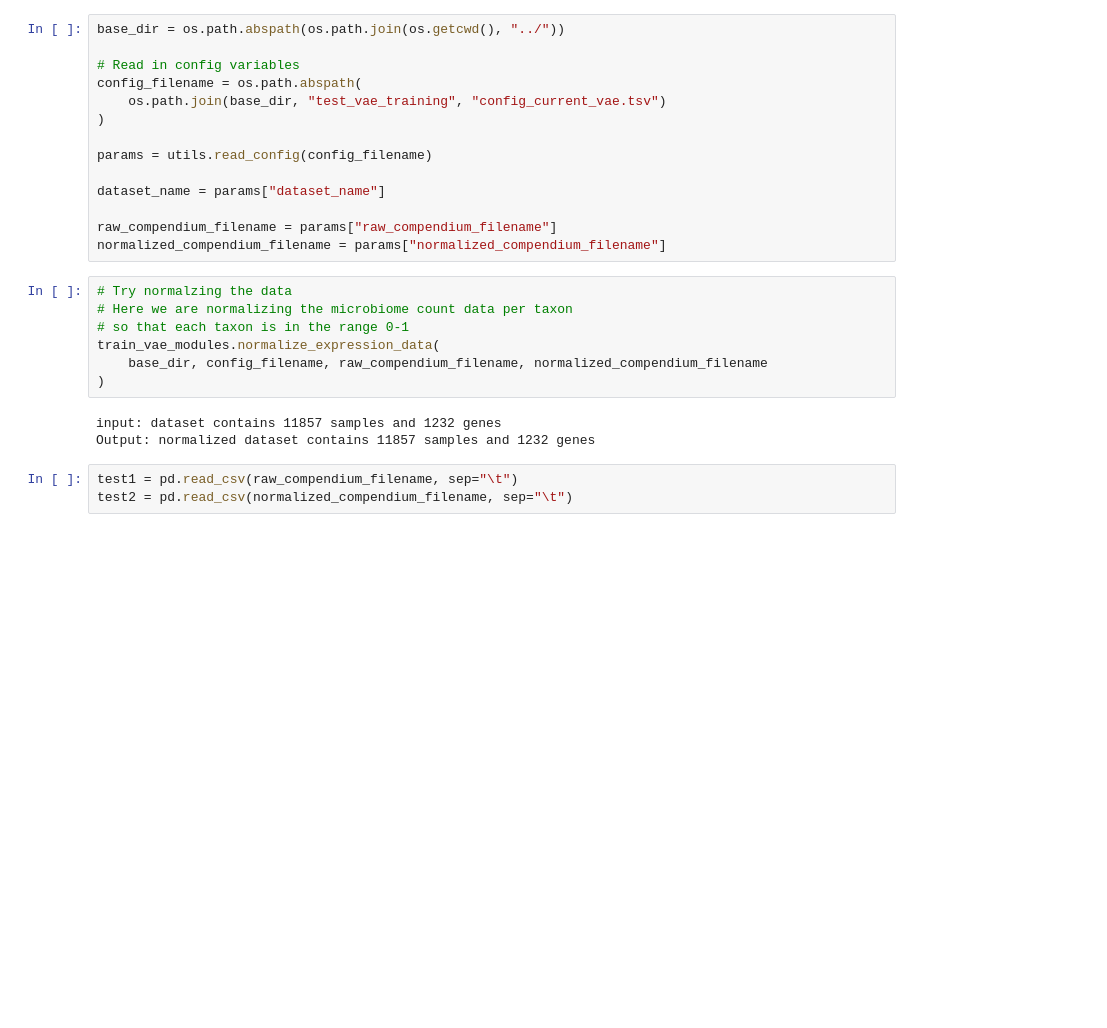
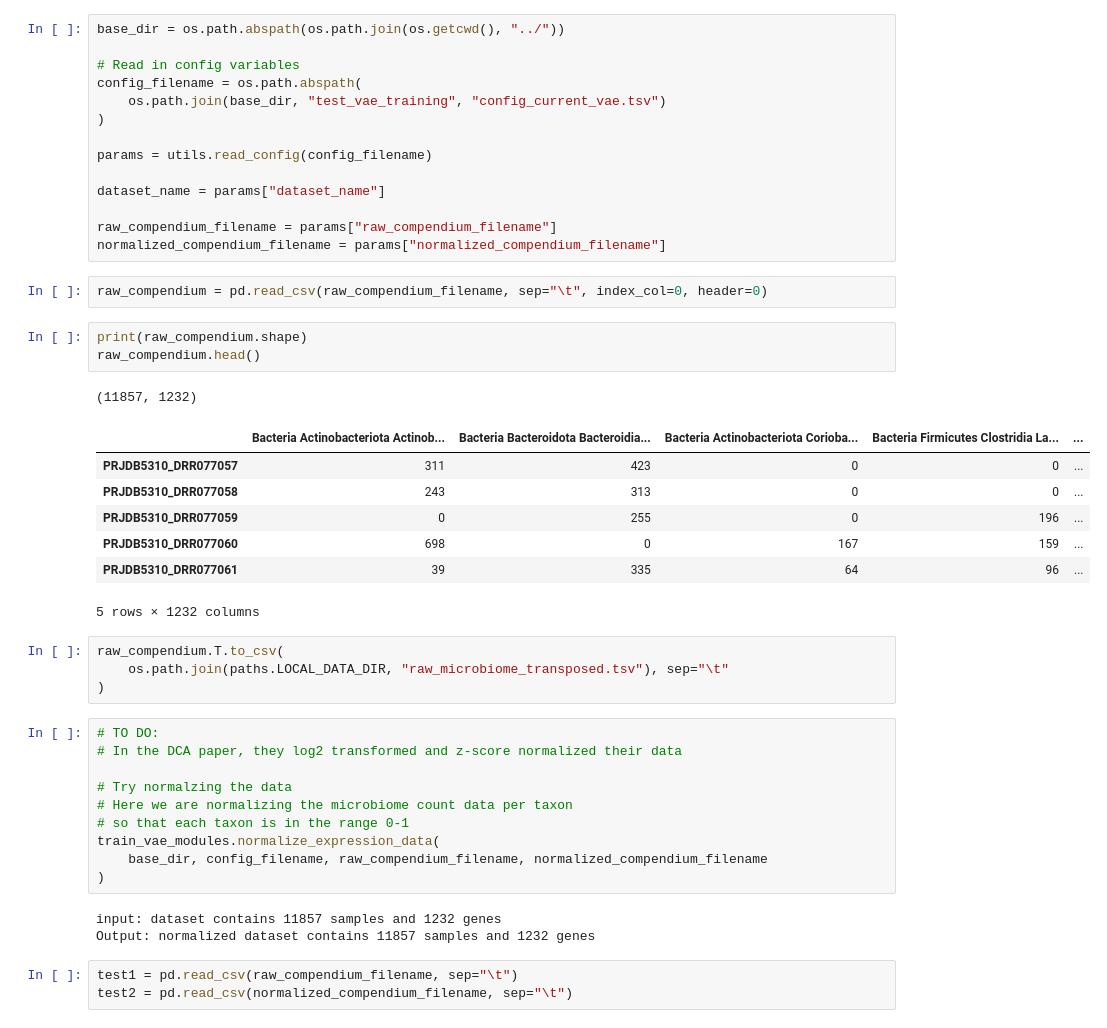
Before and after one commit to greenelab/common-microbes, a Jupyter notebook: test_vae_training/1_train_vae.ipynb, the cells around one changed output. Cells and saved outputs as stored; diff of their text form; blank space fills up the shorter version.

```diff
--- a/test_vae_training/1_train_vae.ipynb
+++ b/test_vae_training/1_train_vae.ipynb
@@ -42,7 +40,28 @@ dataset_name = params["dataset_name"]
 
 raw_compendium_filename = params["raw_compendium_filename"]
 normalized_compendium_filename = params["normalized_compendium_filename"]
+# %%
+raw_compendium = pd.read_csv(raw_compendium_filename, sep="\t", index_col=0, header=0)
+# %%
+print(raw_compendium.shape)
+raw_compendium.head()
+# %% [output]
+(11857, 1232)
+|  | Bacteria Actinobacteriota Actinob... | Bacteria Bacteroidota Bacteroidia... | Bacteria Actinobacteriota Corioba... | Bacteria Firmicutes Clostridia La... | ... |
+| PRJDB5310_DRR077057 | 311 | 423 | 0 | 0 | ... |
+| PRJDB5310_DRR077058 | 243 | 313 | 0 | 0 | ... |
+| PRJDB5310_DRR077059 | 0 | 255 | 0 | 196 | ... |
+| PRJDB5310_DRR077060 | 698 | 0 | 167 | 159 | ... |
+| PRJDB5310_DRR077061 | 39 | 335 | 64 | 96 | ... |
+5 rows × 1232 columns
+# %%
+raw_compendium.T.to_csv(
+    os.path.join(paths.LOCAL_DATA_DIR, "raw_microbiome_transposed.tsv"), sep="\t"
+)
 # %%
+# TO DO:
+# In the DCA paper, they log2 transformed and z-score normalized their data
+
 # Try normalzing the data
 # Here we are normalizing the microbiome count data per taxon
 # so that each taxon is in the range 0-1
```
Also changed, not shown: parts of 3 cells of this notebook, 6 other files.
